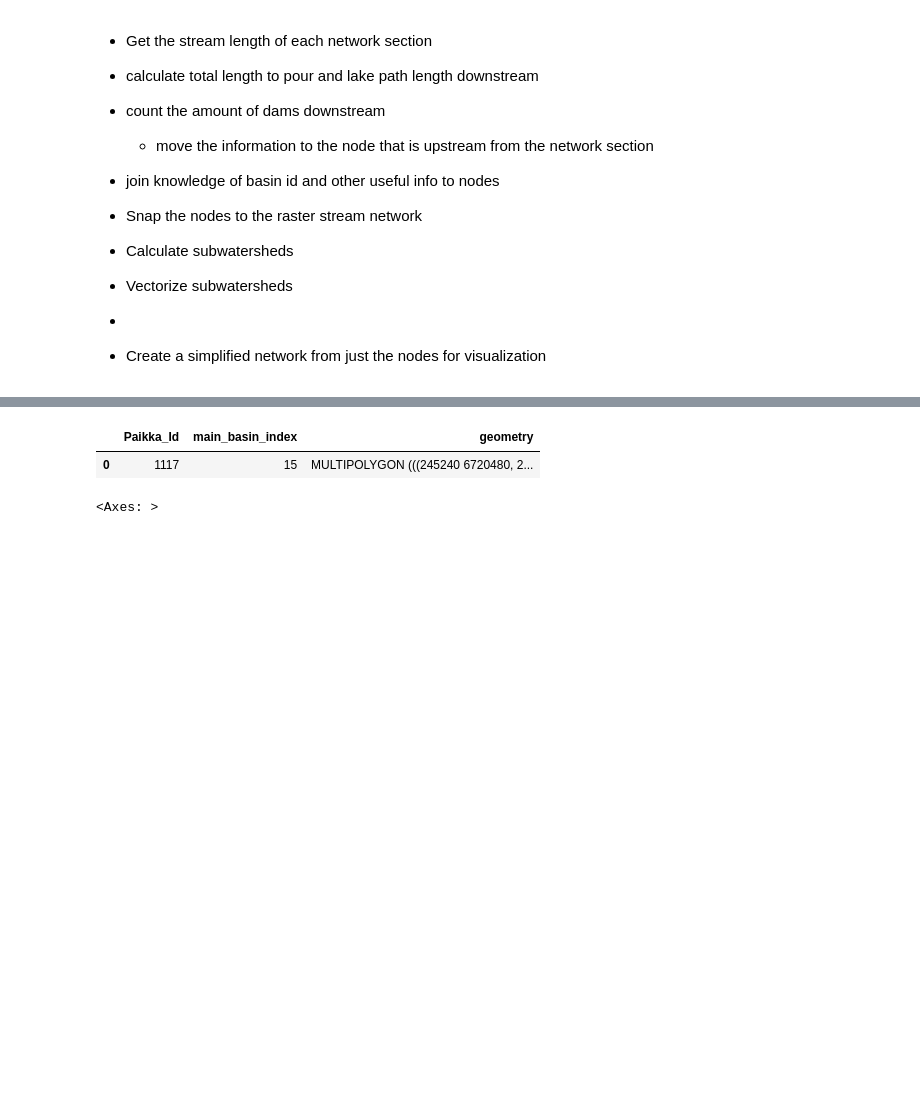
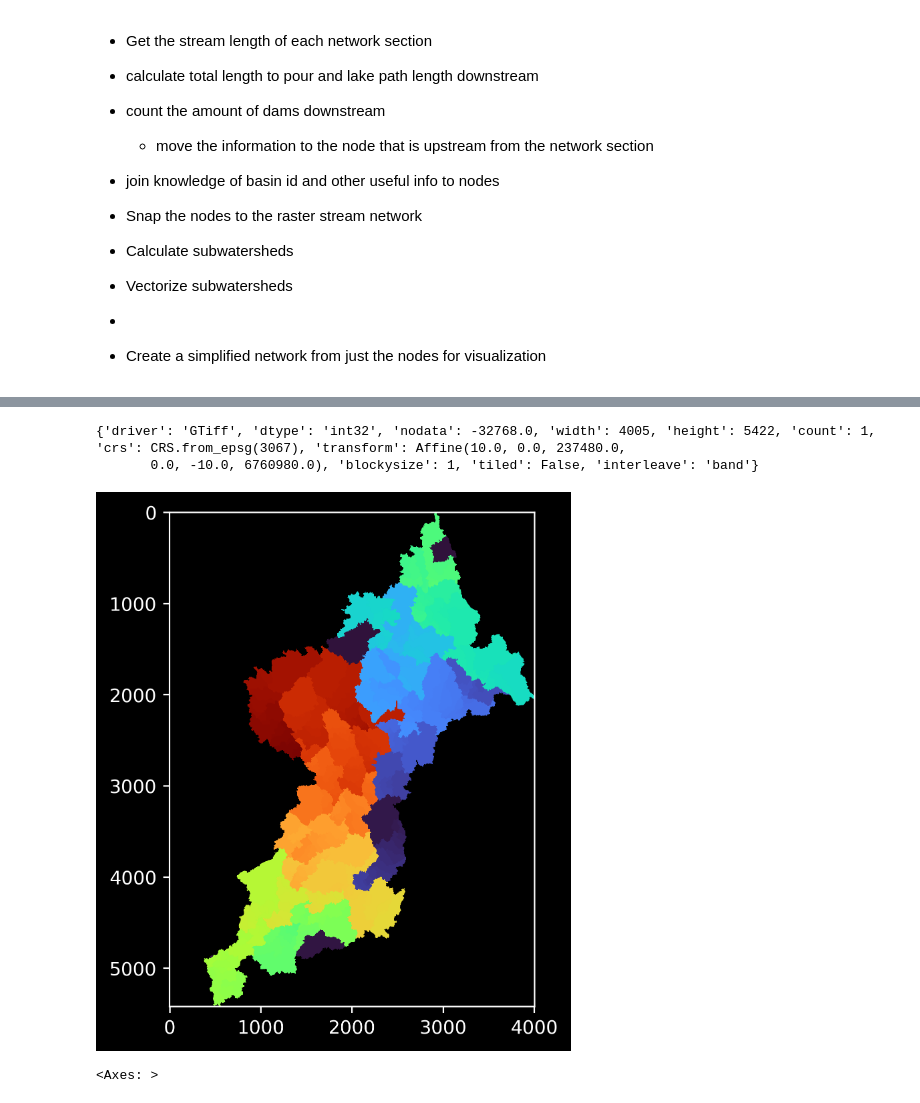
Before and after one commit to iiroseppa/CAMELS-FI, a Jupyter notebook: network_analysis/stream_processing_v2.ipynb, the cells around one changed output, grey strips where cells are left out. Cells and saved outputs as stored; diff of their text form; code cells hidden in the pictures; blank space fills up the shorter version.

```diff
--- a/network_analysis/stream_processing_v2.ipynb
+++ b/network_analysis/stream_processing_v2.ipynb
@@ -299,8 +415,16 @@ plt.axis('off')
 # %%
-watershed
+with rasterio.open(subwatershed_path) as src:
+    # Rasterio counts from one
+    raster = src.read(1)
+    profile = src.profile
+
+print(profile)
+msk_raster = np.ma.masked_where(raster == profile['nodata'], raster)
+ax = plt.imshow(msk_raster, cmap='turbo', interpolation='none')
 # %% [output]
-|  | Paikka_Id | main_basin_index | geometry |
-| 0 | 1117 | 15 | MULTIPOLYGON (((245240 6720480, 2... |
+{'driver': 'GTiff', 'dtype': 'int32', 'nodata': -32768.0, 'width': 4005, 'height': 5422, 'count': 1, 'crs': CRS.from_epsg(3067), 'transform': Affine(10.0, 0.0, 237480.0,
+       0.0, -10.0, 6760980.0), 'blockysize': 1, 'tiled': False, 'interleave': 'band'}
+[figure, added]
 # %%
 nodes['pituus_m'].hist()
 # %% [output]
```
Also changed, not shown: parts of 11 cells of this notebook, 1 other file.
